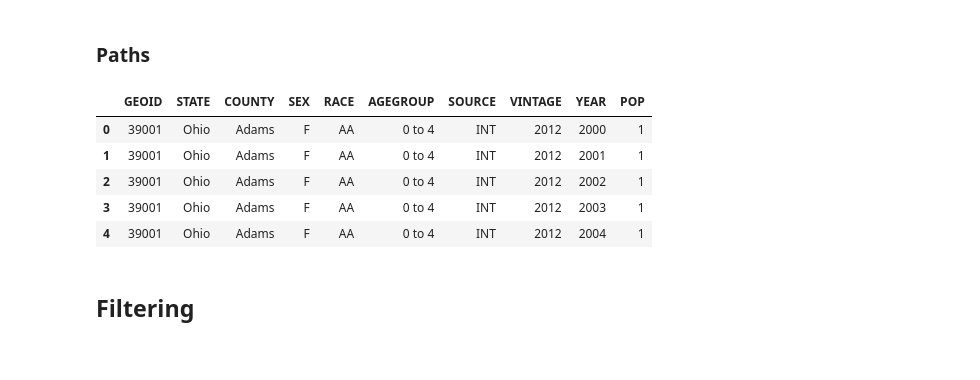
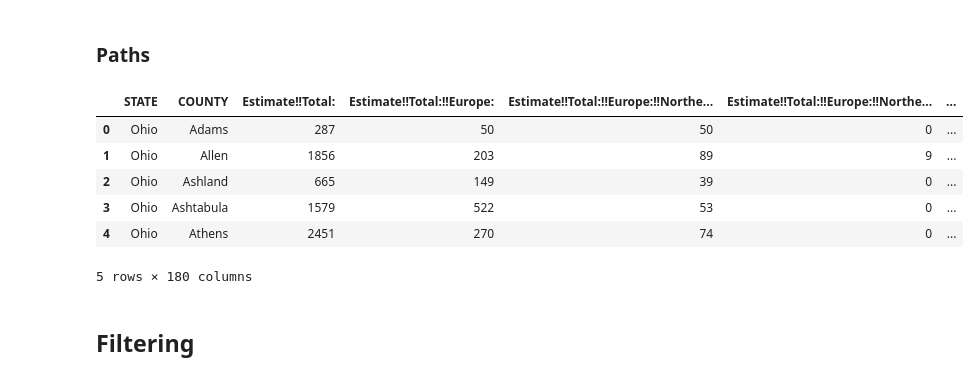
Before and after one commit to olivergwynn/makingInsights, a Jupyter notebook: makingInsights.ipynb, the cells around one changed output. Saved outputs shown, nothing was run; the diff lists cells and outputs as text; code cells hidden in the pictures.

```diff
--- a/makingInsights.ipynb
+++ b/makingInsights.ipynb
@@ -19,26 +19,27 @@ Current Working Directory: C:\Users\ogwynn\OneDrive - Mid-Ohio Regional Planning
 # %% [markdown]
 ### Paths
 # %%
-INPUT_DATA_PATH = "inputData/censusPep_county_char.csv"
+INPUT_DATA_PATH = "inputData/TEMPinput.csv"
 
-TEMP_OUTPUT_CSV_PATH ="outputData/TEMP.csv"
+TEMP_OUTPUT_CSV_PATH ="outputData/TEMPoutput.csv"
 
-REGIONAL_SUMMARY_DATA_PATH = "outputData/censusPep_county_char_15Region.csv"
+REGIONAL_SUMMARY_DATA_PATH = "outputData/TEMPoutput_15Region.csv"
 
-REGIONAL_SUMMARY_DATA_LABELED_PATH = "outputData/censusPep_county_char_labeled_15Region.csv"
+REGIONAL_SUMMARY_DATA_LABELED_PATH = "outputData/TEMPoutput_labeled_15Region.csv"
 
 data1 = pd.read_csv(INPUT_DATA_PATH)
 
 data1.to_csv(TEMP_OUTPUT_CSV_PATH, index=False)
 
 data1.head()
 # %% [output]
-|  | GEOID | STATE | COUNTY | SEX | RACE | AGEGROUP | SOURCE | VINTAGE | YEAR | POP |
-| 0 | 39001 | Ohio | Adams | F | AA | 0 to 4 | INT | 2012 | 2000 | 1 |
-| 1 | 39001 | Ohio | Adams | F | AA | 0 to 4 | INT | 2012 | 2001 | 1 |
-| 2 | 39001 | Ohio | Adams | F | AA | 0 to 4 | INT | 2012 | 2002 | 1 |
-| 3 | 39001 | Ohio | Adams | F | AA | 0 to 4 | INT | 2012 | 2003 | 1 |
-| 4 | 39001 | Ohio | Adams | F | AA | 0 to 4 | INT | 2012 | 2004 | 1 |
+|  | STATE | COUNTY | Estimate!!Total: | Estimate!!Total:!!Europe: | Estimate!!Total:!!Europe:!!Northe... | Estimate!!Total:!!Europe:!!Northe... | ... |
+| 0 | Ohio | Adams | 287 | 50 | 50 | 0 | ... |
+| 1 | Ohio | Allen | 1856 | 203 | 89 | 9 | ... |
+| 2 | Ohio | Ashland | 665 | 149 | 39 | 0 | ... |
+| 3 | Ohio | Ashtabula | 1579 | 522 | 53 | 0 | ... |
+| 4 | Ohio | Athens | 2451 | 270 | 74 | 0 | ... |
+5 rows × 180 columns
 # %% [markdown]
 ## Filtering
 # %% [markdown]
```
Also changed, not shown: parts of 22 cells of this notebook.
